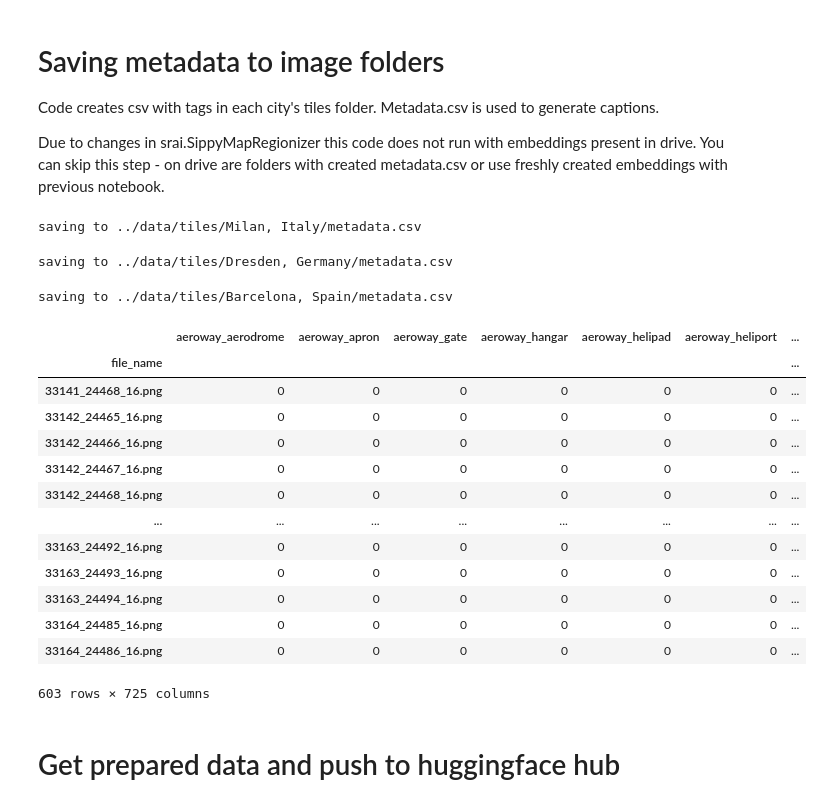
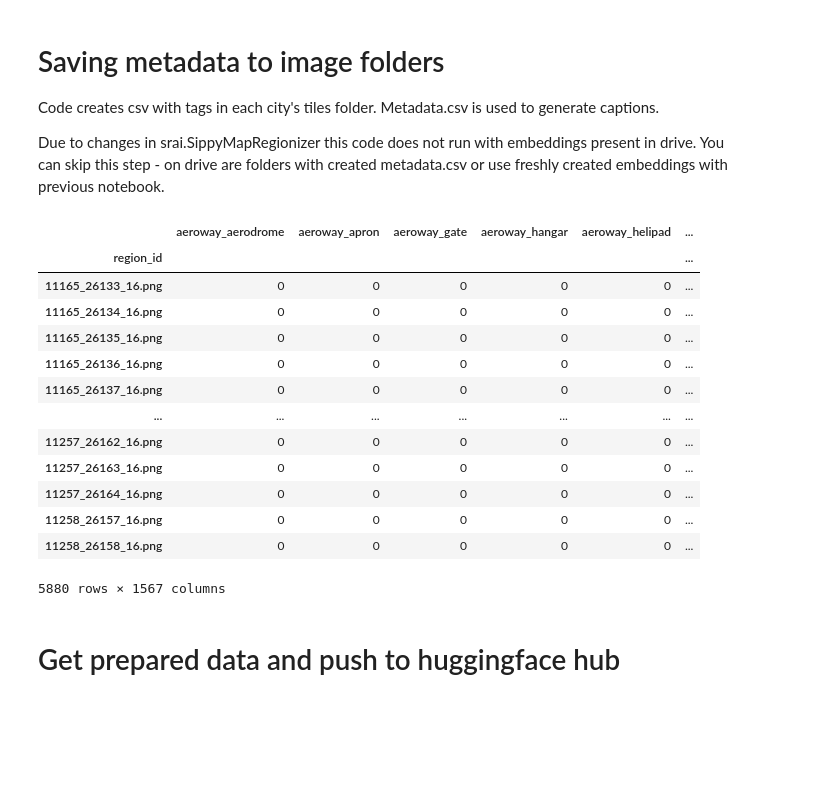
Before and after one commit to kraina-ai/map_diffusion, a Jupyter notebook: workflow_raster/3.hf_dataset.ipynb, the cells around one changed output. Saved outputs shown, nothing was run; the diff lists cells and outputs as text; code cells hidden in the pictures; blank space fills up the shorter version.

Commit message:
feat: road tags

```diff
--- a/workflow_raster/3.hf_dataset.ipynb
+++ b/workflow_raster/3.hf_dataset.ipynb
@@ -33,7 +24,7 @@ def _flatten_tags(tags):
         .list()
     )
     return tags_flat
-columns = _flatten_tags(HEX2VEC_FILTER)
+columns = _flatten_tags(TAGS)
 columns[:5]
 # %% [output]
 ['aeroway_aerodrome',
@@ -48,40 +39,36 @@ Code creates csv with tags in each city's tiles folder. Metadata.csv is used to
 Due to changes in srai.SippyMapRegionizer this code does not run with embeddings present in drive. You can skip this step - on drive are folders with created metadata.csv or use freshly created embeddings with previous notebook.
 # %%
 for city in tqdm(os.listdir("../data/tiles")):
-    if os.path.exists(f"../data/embeddings/{city}.pkl"):
-        df = pd.read_pickle(f"../data/embeddings/{city}.pkl")
+    path_to_embedding = f"../data/embeddings_roads/{city}.pkl"
+    if os.path.exists(path_to_embedding):
+        df = pd.read_pickle(path_to_embedding)
         df = df.reindex(columns=columns, fill_value=0)
         df.index = df.index + ".png"
         df.index = df.index.rename("file_name")
         path = f"../data/tiles/{city}/metadata.csv"
-        print(f"saving to {path}")
         df.to_csv(path)
     else :
         print(city, "not found")
-# %% [output]
-saving to ../data/tiles/Milan, Italy/metadata.csv
-saving to ../data/tiles/Dresden, Germany/metadata.csv
-saving to ../data/tiles/Barcelona, Spain/metadata.csv
 # %%
-df = pd.read_pickle(f"../data/embeddings/{city}.pkl")
+df = pd.read_pickle(f"../data/embeddings_roads/{city}.pkl")
 df = df.reindex(columns=columns, fill_value=0)
 df.index = df.index + ".png"
 df
 # %% [output]
-|  | aeroway_aerodrome | aeroway_apron | aeroway_gate | aeroway_hangar | aeroway_helipad | aeroway_heliport | ... |
-| file_name |  |  |  |  |  |  | ... |
-| 33141_24468_16.png | 0 | 0 | 0 | 0 | 0 | 0 | ... |
-| 33142_24465_16.png | 0 | 0 | 0 | 0 | 0 | 0 | ... |
-| 33142_24466_16.png | 0 | 0 | 0 | 0 | 0 | 0 | ... |
-| 33142_24467_16.png | 0 | 0 | 0 | 0 | 0 | 0 | ... |
-| 33142_24468_16.png | 0 | 0 | 0 | 0 | 0 | 0 | ... |
-| ... | ... | ... | ... | ... | ... | ... | ... |
-| 33163_24492_16.png | 0 | 0 | 0 | 0 | 0 | 0 | ... |
-| 33163_24493_16.png | 0 | 0 | 0 | 0 | 0 | 0 | ... |
-| 33163_24494_16.png | 0 | 0 | 0 | 0 | 0 | 0 | ... |
-| 33164_24485_16.png | 0 | 0 | 0 | 0 | 0 | 0 | ... |
-| 33164_24486_16.png | 0 | 0 | 0 | 0 | 0 | 0 | ... |
+|  | aeroway_aerodrome | aeroway_apron | aeroway_gate | aeroway_hangar | aeroway_helipad | ... |
+| region_id |  |  |  |  |  | ... |
+| 11165_26133_16.png | 0 | 0 | 0 | 0 | 0 | ... |
+| 11165_26134_16.png | 0 | 0 | 0 | 0 | 0 | ... |
+| 11165_26135_16.png | 0 | 0 | 0 | 0 | 0 | ... |
+| 11165_26136_16.png | 0 | 0 | 0 | 0 | 0 | ... |
+| 11165_26137_16.png | 0 | 0 | 0 | 0 | 0 | ... |
+| ... | ... | ... | ... | ... | ... | ... |
+| 11257_26162_16.png | 0 | 0 | 0 | 0 | 0 | ... |
+| 11257_26163_16.png | 0 | 0 | 0 | 0 | 0 | ... |
+| 11257_26164_16.png | 0 | 0 | 0 | 0 | 0 | ... |
+| 11258_26157_16.png | 0 | 0 | 0 | 0 | 0 | ... |
+| 11258_26158_16.png | 0 | 0 | 0 | 0 | 0 | ... |
-603 rows × 725 columns
+5880 rows × 1567 columns
 # %% [markdown]
 # Get prepared data and push to huggingface hub
 # %%
```
Also changed, not shown: parts of 8 cells of this notebook.
